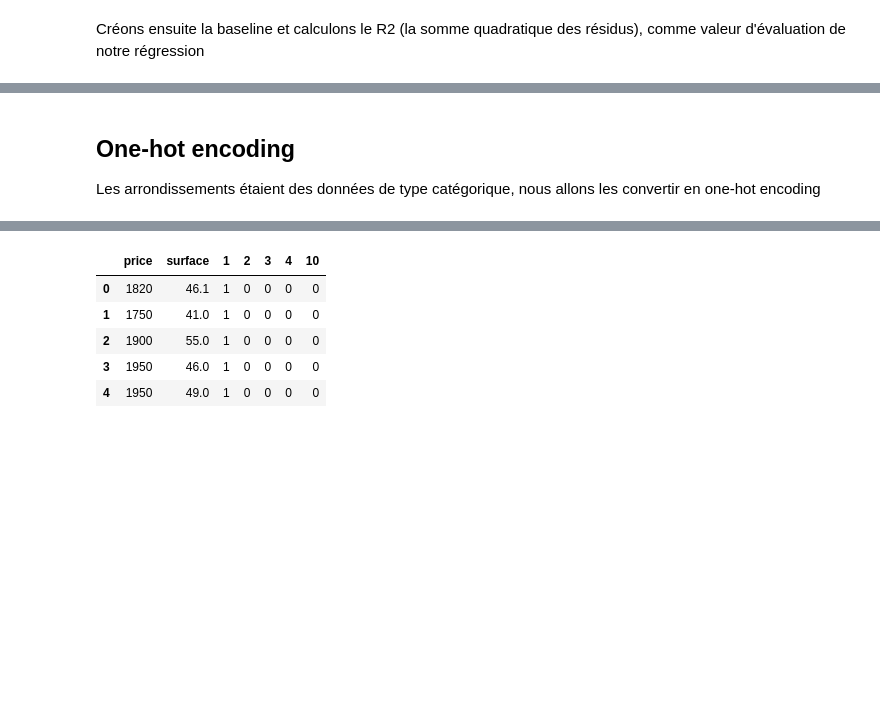
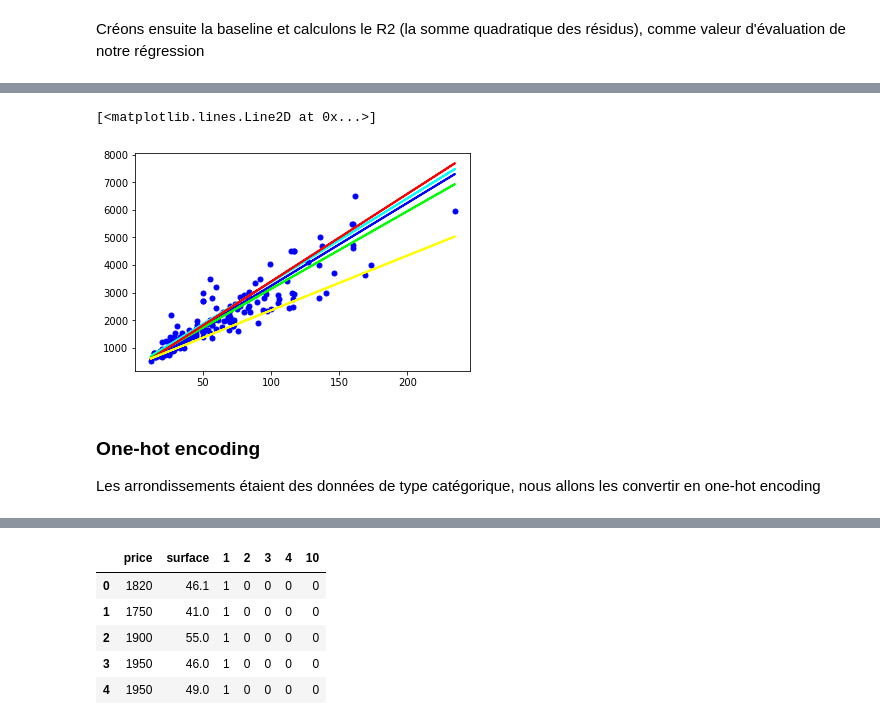
Before and after one commit to ericdasse28/Prediction-loyer-paris, a Jupyter notebook: Prédiction_de_loyer_avec_arrondissement.ipynb, the cells around one changed output, grey strips where cells are left out. Drawn from its saved outputs; the diff is of its cells as text; code cells hidden in the pictures; blank space fills up the shorter version.

```diff
--- a/Prédiction_de_loyer_avec_arrondissement.ipynb
+++ b/Prédiction_de_loyer_avec_arrondissement.ipynb
@@ -121,0 +145,16 @@ lr_baseline = lf.fit(X_train[["surface"]], y_train)
+# %%
+lrs = []
+for i in np.unique(X_train["arrondissement"]):
+  # On génère un jeu de données par arrondissement
+  tr_arr = X_train["arrondissement"] == i
+  te_arr = X_test["arrondissement"] == i
+
+  X_train_arr = X_train[tr_arr]
+  X_test_arr = X_test[te_arr]
+
+  y_train_arr = y_train[tr_arr]
+  y_test_arr = y_test[te_arr]
+
+  lr = LinearRegression()
+  lr.fit(X_train_arr[["surface"]], y_train_arr)
+  lrs.append(lr)
@@ -122,5 +172,16 @@ lr_baseline = lf.fit(X_train[["surface"]], y_train)
+# %%
+# Affichage de la prédiction finale
+plt.plot(X_test[["surface"]], y_test, 'bo', markersize=5)
+plt.plot(X_test[["surface"]], lrs[0].predict(X_test[["surface"]]), color="#00FFFF", linewidth=2)
+plt.plot(X_test[["surface"]], lrs[1].predict(X_test[["surface"]]), color="#0000FF", linewidth=2)
+plt.plot(X_test[["surface"]], lrs[2].predict(X_test[["surface"]]), color="#00FF00", linewidth=2)
+plt.plot(X_test[["surface"]], lrs[3].predict(X_test[["surface"]]), color="#FF0000", linewidth=2)
+plt.plot(X_test[["surface"]], lrs[4].predict(X_test[["surface"]]), color="#FFFF00", linewidth=2)
+# %% [output]
+[<matplotlib.lines.Line2D at 0x...>]
+[figure, added]
 # %% [markdown]
-## One-hot encoding
+### One-hot encoding
 
 Les arrondissements étaient des données de type catégorique, nous allons les convertir en one-hot encoding
 # %%
```
Also changed, not shown: parts of 9 cells of this notebook.
